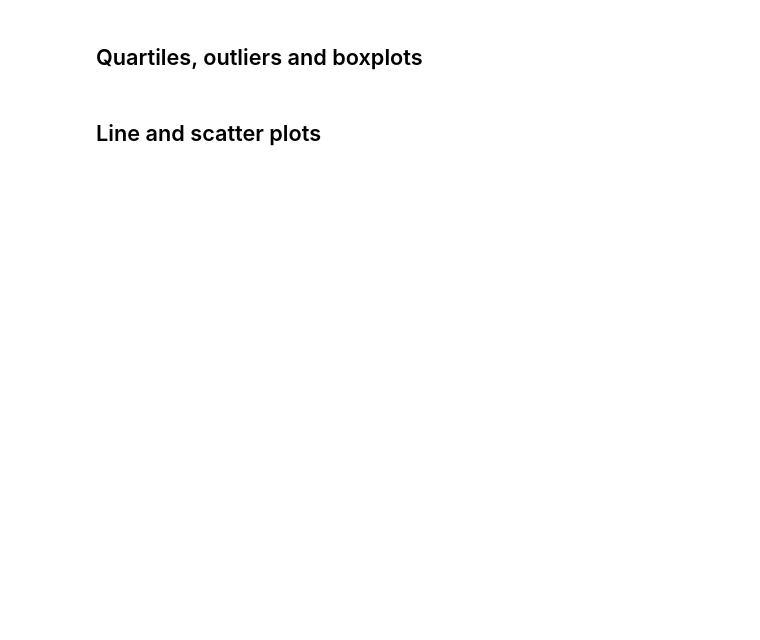
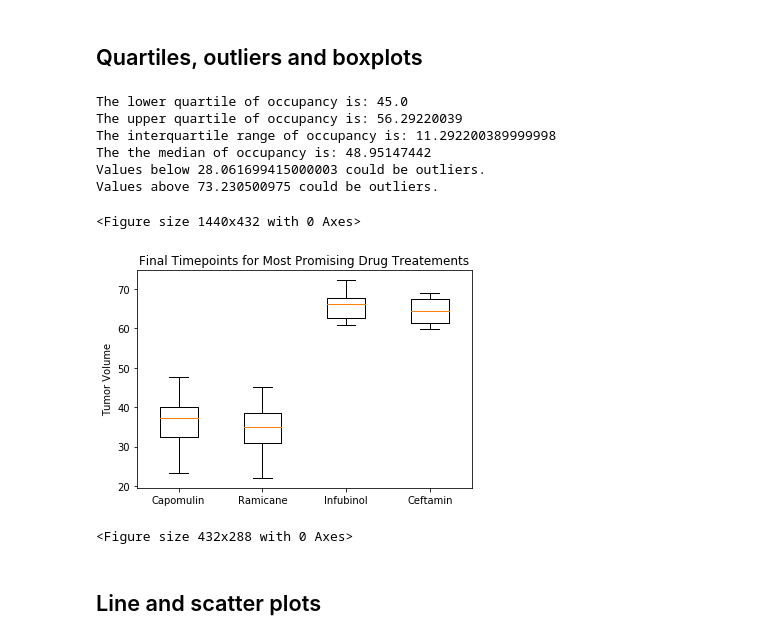
Before and after one commit to jlheen/matplotlib-challenge, a Jupyter notebook: pymaceuticals.ipynb, the cells around one changed output. Drawn from its saved outputs; the diff is of its cells as text; code cells hidden in the pictures; blank space fills up the shorter version.

Commit message:
With quartiles and box and whiskers!

```diff
--- a/pymaceuticals.ipynb
+++ b/pymaceuticals.ipynb
@@ -253,6 +244,63 @@ plt.axis("equal")
+# %%
+# Calculate the final tumor volume of each mouse across
+# four of the most promising treatment regimens.
+# Calculate the IQR and quantitatively determine if there are
+# any potential outliers.
+# If the data is in a dataframe, we use pandas to give quartile calculations
+quartiles = complete_df["Tumor Volume (mm3)"].quantile([.25,.5,.75])
+lowerq = quartiles[0.25]
+upperq = quartiles[0.75]
+iqr = upperq-lowerq
+
+print(f"The lower quartile of occupancy is: {lowerq}")
+print(f"The upper quartile of occupancy is: {upperq}")
+print(f"The interquartile range of occupancy is: {iqr}")
+print(f"The the median of occupancy is: {quartiles[0.5]} ")
+
+lower_bound = lowerq - (1.5*iqr)
+upper_bound = upperq + (1.5*iqr)
+print(f"Values below {lower_bound} could be outliers.")
+print(f"Values above {upper_bound} could be outliers.")
+# %% [output]
+The lower quartile of occupancy is: 45.0
+The upper quartile of occupancy is: 56.29220039
+The interquartile range of occupancy is: 11.292200389999998
+The the median of occupancy is: 48.95147442
+Values below 28.061699415000003 could be outliers.
+Values above 73.230500975 could be outliers.
+# %%
+# # Retrieve data for the following drug regimens: Capomulin, Ramicane, Infubinol, and Ceftamin
+# Resource = http://blog.bharatbhole.com/creating-boxplots-with-matplotlib/
+
+## combine these different collections into a list
+drugCa_df = complete_df.loc[(complete_df["Drug Regimen"] == "Capomulin") & (complete_df["Timepoint"]==45),:]
+drugR_df = complete_df.loc[(complete_df["Drug Regimen"] == "Ramicane") & (complete_df["Timepoint"]==45),:]
+drugI_df = complete_df.loc[(complete_df["Drug Regimen"] == "Infubinol") & (complete_df["Timepoint"]==45),:]
+drugCe_df = complete_df.loc[(complete_df["Drug Regimen"] == "Ceftamin") & (complete_df["Timepoint"]==45),:]
+# %%
+# Convert these data frames into a list
+tvs_Ca = drugCa_df["Tumor Volume (mm3)"].values.tolist()
+tvs_R = drugR_df["Tumor Volume (mm3)"].values.tolist()
+tvs_I = drugI_df["Tumor Volume (mm3)"].values.tolist()
+tvs_Ce = drugCe_df["Tumor Volume (mm3)"].values.tolist()
+# Combine all these lists into one list for the scatter plot
+data_to_plot = [tvs_Ca, tvs_R, tvs_I, tvs_Ce]
 # %%
 # Generate a box plot of the final tumor volume of
 # each mouse across four regimens of interest
+
+fig1 = plt.figure(1, figsize=(20, 6))
+fig1, ax1 = plt.subplots()
+ax1.set_title('Final Timepoints for Most Promising Drug Treatements')
+ax1.set_xticklabels(['Capomulin', 'Ramicane', 'Infubinol', 'Ceftamin'])
+ax1.set_ylabel('Tumor Volume')
+ax1.boxplot(data_to_plot)
+plt.show()
+plt.savefig("../box_whisker.png")
+# %% [output]
+<Figure size 1440x432 with 0 Axes>
+[figure, added]
+<Figure size 432x288 with 0 Axes>
 # %% [markdown]
 ## Line and scatter plots
 # %%
```
Also changed, not shown: parts of 8 cells of this notebook.
